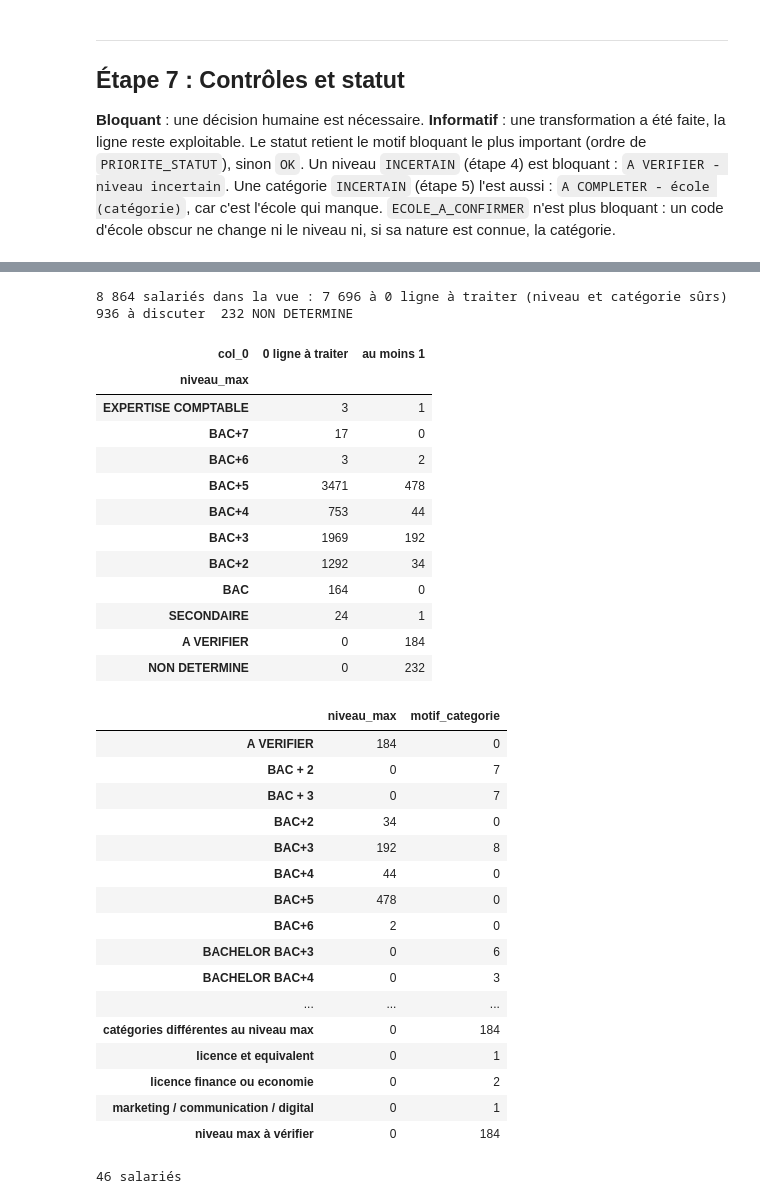
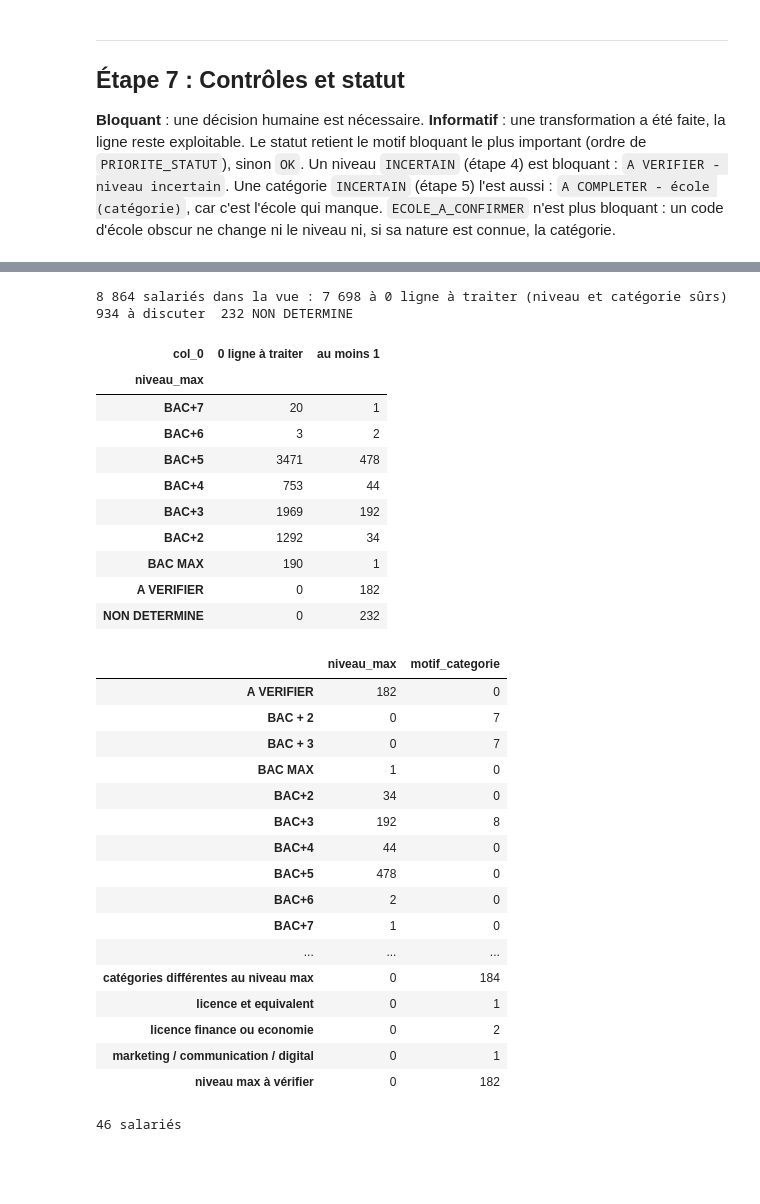
Before and after one commit to zenitsu93/detection-anomalies-salariales, a Jupyter notebook: fiabilisation_diplomes/Fiabilisation_Diplomes_pas_a_pas_v13.ipynb, the cells around one changed output, grey strips where cells are left out. Saved outputs shown, nothing was run; the diff lists cells and outputs as text; code cells hidden in the pictures; blank space fills up the shorter version.

```diff
--- a/fiabilisation_diplomes/Fiabilisation_Diplomes_pas_a_pas_v13.ipynb
+++ b/fiabilisation_diplomes/Fiabilisation_Diplomes_pas_a_pas_v13.ipynb
@@ -274,7 +292,7 @@ REGLES_DIPLOME = [
     (r"INGENIEUR D.APPLICATION", "INGENIEUR D'APPLICATION", "BAC+4"),
     (r"INGENIEUR|^(DIPLOME D.)?INGENIERIE|^ING\b", "INGENIEUR", "BAC+5"),
     (r"^DIPLOME (DES |D.)ETUDES SUPERIEURE?S\b(?!\s*(SPECIAL|APPLIQU|APPROFONDI))", "DES (DIPLOME DES ETUDES SUPERIEURES)", None),
-    (r"EXPERTISE COMPTABLE|EXPERT[ -]COMPTABLE", "EXPERTISE COMPTABLE", "EXPERTISE COMPTABLE"),
+    (r"EXPERTISE COMPTABLE|EXPERT[ -]COMPTABLE", "EXPERTISE COMPTABLE", "BAC+7"),
     (r"CYCLE SUPERIEUR", "DIPLOME CYCLE SUPERIEUR", "BAC+5"),                         # ISCAE / ENCG
     (r"\bD\.?E\.?S\.?S\.?(?!\w)|\bD\.?E\.?S\.?A\.?(?!\w)|ETUDES SUPERIEURES SPECIAL|ETUDES APPROFONDIES|^DEA\b|ETUDES SUPERIEURES APPLIQUEE",
      "DIPLOME 3E CYCLE (DES/DESS/DEA/DESA)", "BAC+5"),
@@ -287,10 +305,10 @@ REGLES_DIPLOME = [
     (r"LICENCE|LICENSE|LICENCIE|EQUIVAL\.?LIC|BACH?E?LOR\s*BAC\s*\+\s*3|INFIRM|\bBACH?E?LOR\b", "LICENCE", "BAC+3"),
     (r"D\.?E\.?U\.?G|ETUDES UNIVERSITAIRES G|\bD\.?U\.?T\b|UNIVERSITAIRE DE TECHNOLOGIE|\bDEUST\b", "DEUG / DUT", "BAC+2"),
     (r"\bB\.?T\.?S\b|BREVET DE TECHNICIEN SUP|BREVET TECHNICIEN|TECHNICIEN", "BTS / TECHNICIEN SPECIALISE", "BAC+2"),
-    (r"^NIVEAU BAC(CALAUREAT)?$", "SECONDAIRE / QUALIFIANT", "SECONDAIRE"),
-    (r"BACCALAUREAT|^BAC\b(?!\s*\+)", "BACCALAUREAT", "BAC"),
+    (r"^NIVEAU BAC(CALAUREAT)?$", "SECONDAIRE / QUALIFIANT", "BAC MAX"),
+    (r"BACCALAUREAT|^BAC\b(?!\s*\+)", "BACCALAUREAT", "BAC MAX"),
     (r"BREVET PROFESSIONNEL", "BREVET PROFESSIONNEL", None),
-    (r"SECONDAIRE|APTITUDE PROFESSIONNELLE|FORMATION PROFESSIONNELLE|FORMATION PRO\b|^CAP\b", "SECONDAIRE / QUALIFIANT", "SECONDAIRE"),
+    (r"SECONDAIRE|APTITUDE PROFESSIONNELLE|FORMATION PROFESSIONNELLE|FORMATION PRO\b|^CAP\b", "SECONDAIRE / QUALIFIANT", "BAC MAX"),
     # Intitulés sans niveau : « Diplôme en… » ou domaine seul -> le niveau saisi est gardé
     (r"^DIPLOME EN ", GENERIQUE, None),
     (r"FINANCE|MARKETING|COMMERCE|GESTION|PSYCHOLOGIE|RESSOURCES HUMAINES|COMPTABILITE|AUDIT|BANQUE", DOMAINE, None),
@@ -860,62 +887,84 @@ vue = pd.DataFrame({
 vue["motif_niveau_max"] = motif_niveau_max
 vue["motif_categorie_max"] = motif_cat
 vue.loc[a_verifier, ["niveau_max", "diplome_max", "ecole_max"]] = [NIVEAU_SI_INCERTAIN, None, None]
 vue["niveau_max"] = vue["niveau_max"].fillna("NON DETERMINE")
 vue.loc[vue["motif_categorie_max"].ne("") | vue["categorie_diplome_max"].isna(), "categorie_diplome_max"] = CATEGORIE_SI_AMBIGU
 vue.loc[vue["niveau_max"].eq("NON DETERMINE"), "categorie_diplome_max"] = None
 for c in ["nb_diplomes", "nb_certifications", "nb_lignes_a_traiter", "nb_lignes_au_max"]:
     vue[c] = vue[c].fillna(0).astype(int)
 vue = vue.rename_axis("matricule").reset_index()[[
     "matricule", "niveau_max", "motif_niveau_max", "categorie_diplome_max", "motif_categorie_max",
     "diplome_max", "ecole_max", "nb_diplomes", "nb_certifications", "nb_lignes_a_traiter", "nb_lignes_au_max"]]
 # Un NON DETERMINE n'a aucun niveau à utiliser : toutes ses lignes comptent (certificats, MBA, executive), son compteur n'est donc jamais à 0.
 non_determine = vue["niveau_max"].eq("NON DETERMINE")
 vue.loc[non_determine, "nb_lignes_a_traiter"] = (vue["nb_diplomes"] + vue["nb_certifications"])[non_determine]
 # La vue garde TOUS les salariés : c'est nb_lignes_a_traiter qui sert de filtre (0 = niveau max et catégorie max sûrs).
 # Ceux qui ont un motif sont repris à part, avec ce motif, dans la table à discuter.
 en_discussion = vue["motif_niveau_max"].ne("") | vue["motif_categorie_max"].ne("")
 a_discuter = vue[en_discussion].copy()
+
+# 5. Le commentaire : en une phrase, pourquoi le salarié a ce niveau et cette catégorie. Le début de la phrase est fixe
+# (quatre cas), pour filtrer dans Excel avec « commence par » ; la suite donne le détail propre au salarié.
+vue["commentaire"] = np.select(
+    [non_determine, vue["motif_niveau_max"].ne(""), vue["motif_categorie_max"].ne("")],
+    ["Aucun diplôme avec un niveau : il n'a que des certificats, MBA, executive ou métiers de banque, qui ne comptent pas pour le niveau",
+     "Niveau à vérifier, une ligne douteuse pourrait changer son niveau le plus haut : " + vue["motif_niveau_max"],
+     "Niveau sûr (" + vue["niveau_max"] + "), catégorie à vérifier donc mise à " + CATEGORIE_SI_AMBIGU + " : " + vue["motif_categorie_max"]],
+    default="Niveau et catégorie sûrs : son diplôme le plus haut est « " + vue["diplome_max"].fillna("") + " » ("
+            + vue["niveau_max"] + ", " + vue["categorie_diplome_max"].fillna("") + ")")
 vue = vue.drop(columns=["motif_niveau_max", "motif_categorie_max"])
+
+# 6. À la fin de la vue : tout ce qui a été reçu sur le salarié, puis tout ce qui a été reçu sur son diplôme le plus haut.
+recu_par_ligne = recu.set_index("ligne_source")
+# Le salarié : ses colonnes sont les mêmes sur toutes ses lignes, on lit la première.
+premiere_ligne = df.sort_values("ligne_source").drop_duplicates("matricule").set_index("matricule")["ligne_source"]
+vue[COLONNES_SALARIE] = recu_par_ligne[COLONNES_SALARIE].reindex(vue["matricule"].map(premiere_ligne)).to_numpy()
+# Le diplôme le plus haut : la ligne affichée (diplome_max). Sans niveau max sûr (A VERIFIER, NON DETERMINE), aucune ligne
+# n'est affichée, donc ces colonnes restent vides, comme diplome_max et ecole_max.
+ligne_max = vue["matricule"].map(top["ligne_source"]).where(vue["diplome_max"].notna())
+vue["specialite_max"] = vue["matricule"].map(top["specialite"]).where(vue["diplome_max"].notna())
+vue[AUTRES_COLONNES_DIPLOME] = recu_par_ligne[AUTRES_COLONNES_DIPLOME].reindex(ligne_max).to_numpy()
+# Dans la table à discuter : les colonnes du salarié seulement, pour savoir de qui on parle.
+a_discuter = a_discuter.join(vue.set_index("matricule")[COLONNES_SALARIE], on="matricule")
 utilisable = vue["nb_lignes_a_traiter"].eq(0)
 assert utilisable.eq(~en_discussion & ~non_determine).all(), "compteur et motifs ne disent pas la même chose"
+assert vue["commentaire"].str.startswith("Niveau et catégorie sûrs").eq(utilisable).all(), "commentaire et compteur ne disent pas la même chose"
 
 print(f"{len(vue):,} salariés dans la vue : {utilisable.sum():,} à 0 ligne à traiter (niveau et catégorie sûrs), "
       f"{len(a_discuter):,} à discuter, {non_determine.sum():,} NON DETERMINE".replace(",", " "))
 display(pd.crosstab(vue["niveau_max"], np.where(utilisable, "0 ligne à traiter", "au moins 1"))
           .reindex(list(dict.fromkeys(NIVEAUX))[::-1] + [NIVEAU_SI_INCERTAIN, "NON DETERMINE"]).dropna(how="all").astype(int))
 pd.DataFrame({"niveau_max": a_discuter["niveau_max"].value_counts(), "motif_categorie": a_discuter["motif_categorie_max"].str.split(" :").str[0].value_counts()}).fillna(0).astype(int)
 # %% [output]
-8 864 salariés dans la vue : 7 696 à 0 ligne à traiter (niveau et catégorie sûrs)  936 à discuter  232 NON DETERMINE
+8 864 salariés dans la vue : 7 698 à 0 ligne à traiter (niveau et catégorie sûrs)  934 à discuter  232 NON DETERMINE
 | col_0 | 0 ligne à traiter | au moins 1 |
 | niveau_max |  |  |
-| EXPERTISE COMPTABLE | 3 | 1 |
-| BAC+7 | 17 | 0 |
+| BAC+7 | 20 | 1 |
 | BAC+6 | 3 | 2 |
 | BAC+5 | 3471 | 478 |
 | BAC+4 | 753 | 44 |
 | BAC+3 | 1969 | 192 |
 | BAC+2 | 1292 | 34 |
-| BAC | 164 | 0 |
-| SECONDAIRE | 24 | 1 |
-| A VERIFIER | 0 | 184 |
+| BAC MAX | 190 | 1 |
+| A VERIFIER | 0 | 182 |
 | NON DETERMINE | 0 | 232 |
 |  | niveau_max | motif_categorie |
-| A VERIFIER | 184 | 0 |
+| A VERIFIER | 182 | 0 |
 | BAC + 2 | 0 | 7 |
 | BAC + 3 | 0 | 7 |
+| BAC MAX | 1 | 0 |
 | BAC+2 | 34 | 0 |
 | BAC+3 | 192 | 8 |
 | BAC+4 | 44 | 0 |
 | BAC+5 | 478 | 0 |
 | BAC+6 | 2 | 0 |
-| BACHELOR BAC+3 | 0 | 6 |
-| BACHELOR BAC+4 | 0 | 3 |
+| BAC+7 | 1 | 0 |
 | ... | ... | ... |
 | catégories différentes au niveau max | 0 | 184 |
 | licence et equivalent | 0 | 1 |
 | licence finance ou economie | 0 | 2 |
 | marketing / communication / digital | 0 | 1 |
-| niveau max à vérifier | 0 | 184 |
+| niveau max à vérifier | 0 | 182 |
 # %%
 # Contrôle : le cas « DIPLOME, DIPLOME, NIVEAU BAC » — une ligne sans niveau dans une école post-bac rend le niveau max à vérifier
 cas = a_discuter[a_discuter["motif_niveau_max"].str.contains("école post-bac")]
```
Also changed, not shown: parts of 15 cells of this notebook.
